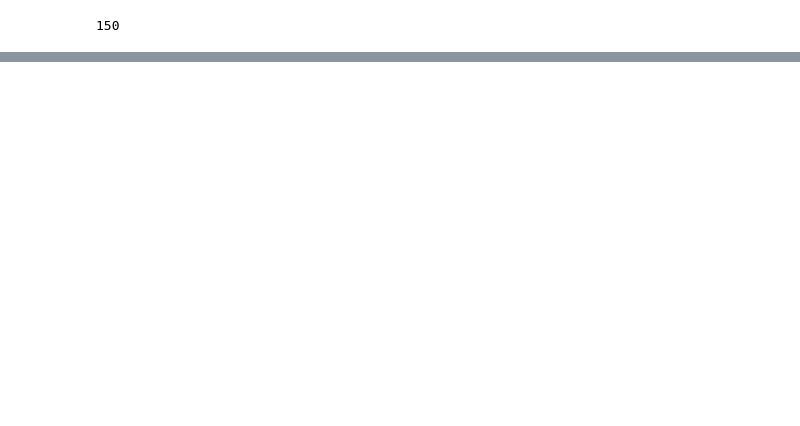
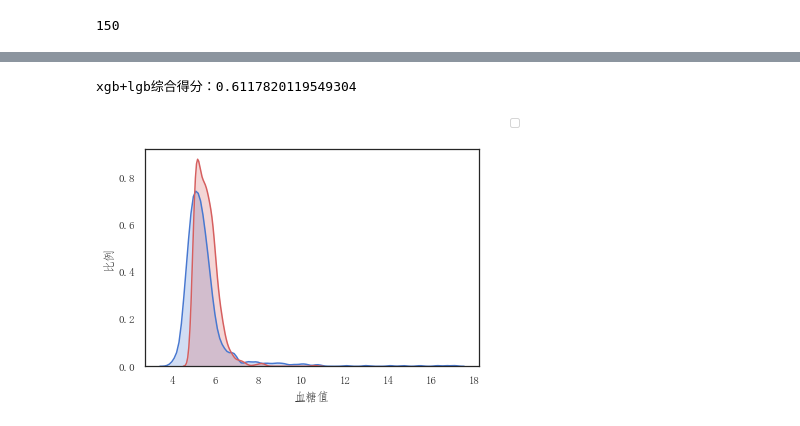
Before and after one commit to JakeSunkun/ysl, a Jupyter notebook: chusai_10.25.ipynb, the cells around one changed output, grey strips where cells are left out. Saved outputs shown, nothing was run; the diff lists cells and outputs as text; code cells hidden in the pictures; blank space fills up the shorter version.

```diff
--- a/chusai_10.25.ipynb
+++ b/chusai_10.25.ipynb
@@ -359,7 +384,7 @@ test = change_for_xgb(test)
 # %%
-# y_train = train["血糖"]
-# x_train = train.drop(['血糖'], axis=1)
-# y_test = test;
+y_train = train["血糖"]
+x_train = train.drop(['血糖'], axis=1)
+y_test = test;
 # %%
 dtrain = xgb.DMatrix(x_train, label = y_train)
 dtest = xgb.DMatrix(y_test)
@@ -398,2 +441,20 @@ print('线上得分：    {}'.format(mean_squared_error(ol['血糖'], test_preds
 # %%
 print('xgb+lgb综合得分：{}'.format(mean_squared_error(ol['血糖'], (0.5*test_preds_xgb+0.5*test_preds1)) * 0.5))
+# %% [output]
+xgb+lgb综合得分：0.6117820119549304
+# %%
+# 红色是预测结果，可以看出预测的结果还是偏高，尤其是在血糖值处在<6的水平下
+import seaborn as sns
+
+fig = plt.figure()
+sns.set(style="white", palette="muted", color_codes=True)
+mpl.rcParams['font.sans-serif'] = ['FangSong']
+
+pl1 = sns.distplot(ol['血糖'], kde_kws={"shade": True}, hist=False, color="b")
+pl2 = sns.distplot((0.5*test_preds_xgb+0.5*test_preds1), hist=False, kde_kws={"shade": True}, color="r")
+
+plt.ylabel('比例')
+plt.xlabel('血糖值')
+plt.show()
+# %% [output]
+[figure, added]
```
Also changed, not shown: parts of 13 cells of this notebook.
